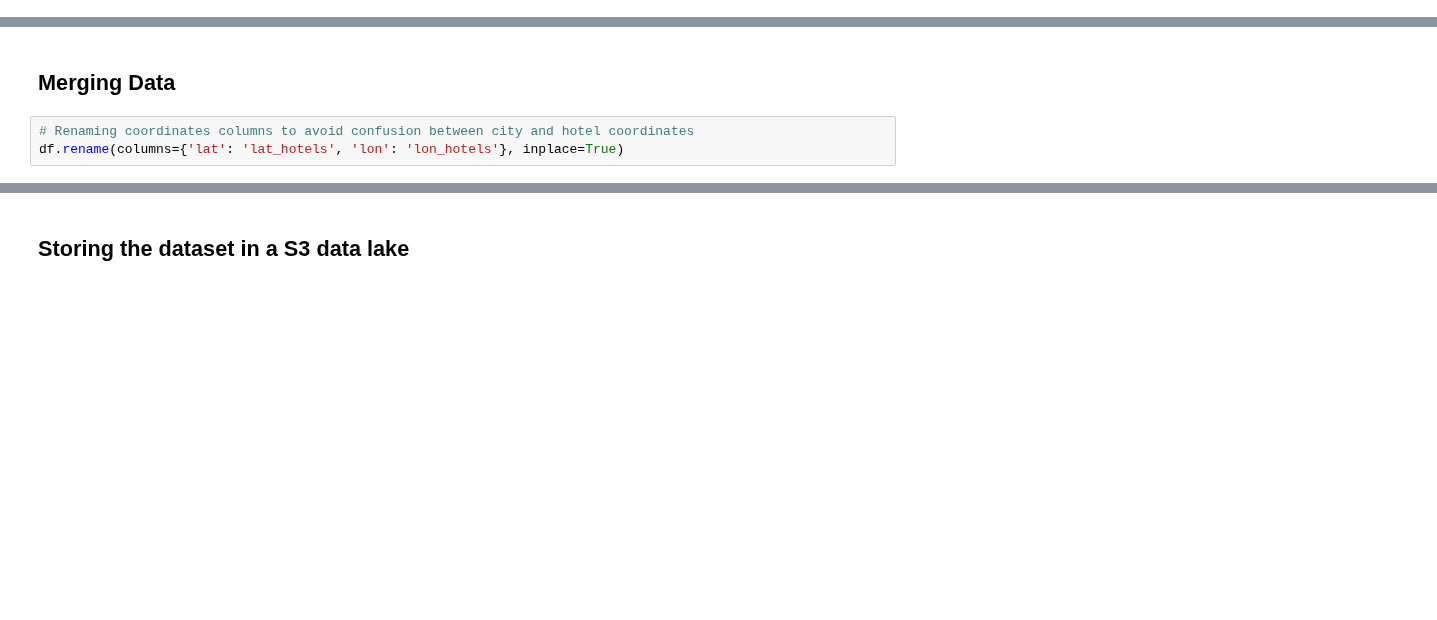
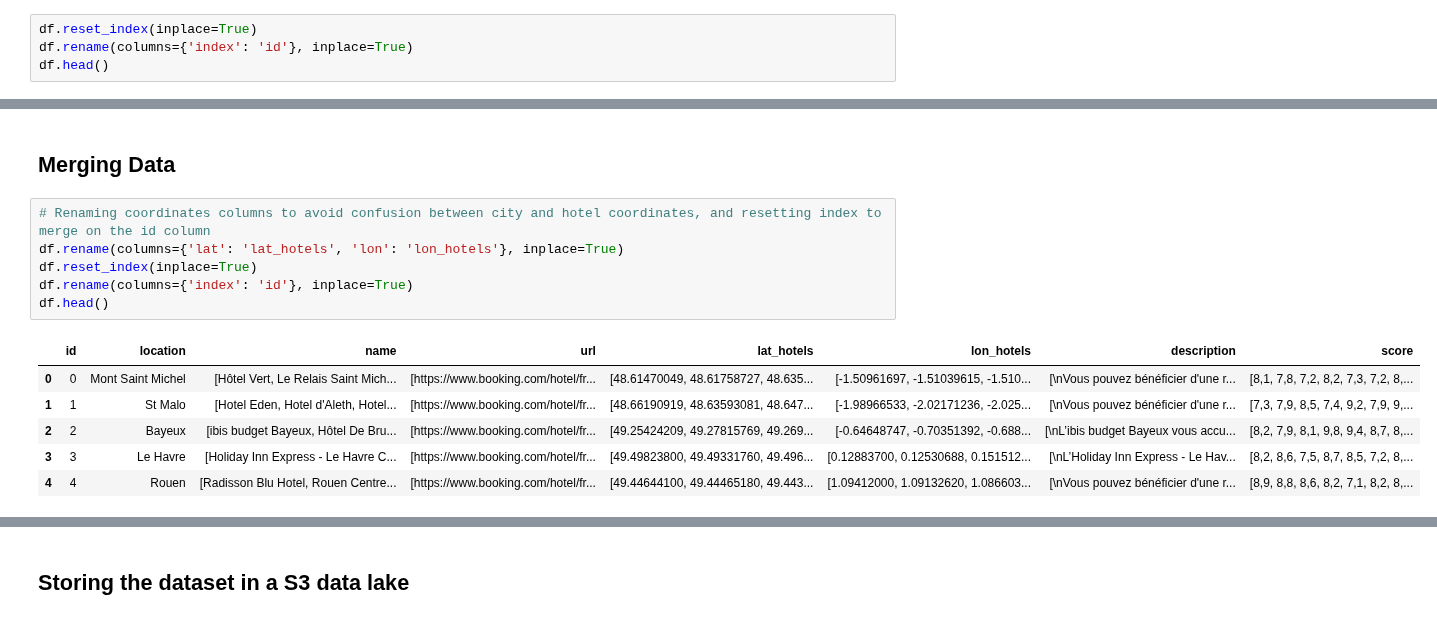
Before and after one commit to GuillaumeArp/Kayak_Project, a Jupyter notebook: kayak.ipynb, the cells around one changed output, grey strips where cells are left out. Cells and saved outputs as stored; diff of their text form; blank space fills up the shorter version.

```diff
--- a/kayak.ipynb
+++ b/kayak.ipynb
@@ -234,0 +239,4 @@ df.to_csv('df_bs4.csv', index=False)
+# %%
+df.reset_index(inplace=True)
+df.rename(columns={'index': 'id'}, inplace=True)
+df.head()
@@ -320,8 +331,18 @@ df_full.head()
 # %% [markdown]
 ## Merging Data
 # %%
-# Renaming coordinates columns to avoid confusion between city and hotel coordinates
+# Renaming coordinates columns to avoid confusion between city and hotel coordinates, and resetting index to merge on the id column
 df.rename(columns={'lat': 'lat_hotels', 'lon': 'lon_hotels'}, inplace=True)
+df.reset_index(inplace=True)
+df.rename(columns={'index': 'id'}, inplace=True)
+df.head()
+# %% [output]
+|  | id | location | name | url | lat_hotels | lon_hotels | description | score |
+| 0 | 0 | Mont Saint Michel | [Hôtel Vert, Le Relais Saint Mich... | [https://www.booking.com/hotel/fr... | [48.61470049, 48.61758727, 48.635... | [-1.50961697, -1.51039615, -1.510... | [\nVous pouvez bénéficier d'une r... | [8,1, 7,8, 7,2, 8,2, 7,3, 7,2, 8,... |
+| 1 | 1 | St Malo | [Hotel Eden, Hotel d'Aleth, Hotel... | [https://www.booking.com/hotel/fr... | [48.66190919, 48.63593081, 48.647... | [-1.98966533, -2.02171236, -2.025... | [\nVous pouvez bénéficier d'une r... | [7,3, 7,9, 8,5, 7,4, 9,2, 7,9, 9,... |
+| 2 | 2 | Bayeux | [ibis budget Bayeux, Hôtel De Bru... | [https://www.booking.com/hotel/fr... | [49.25424209, 49.27815769, 49.269... | [-0.64648747, -0.70351392, -0.688... | [\nL’ibis budget Bayeux vous accu... | [8,2, 7,9, 8,1, 9,8, 9,4, 8,7, 8,... |
+| 3 | 3 | Le Havre | [Holiday Inn Express - Le Havre C... | [https://www.booking.com/hotel/fr... | [49.49823800, 49.49331760, 49.496... | [0.12883700, 0.12530688, 0.151512... | [\nL’Holiday Inn Express - Le Hav... | [8,2, 8,6, 7,5, 8,7, 8,5, 7,2, 8,... |
+| 4 | 4 | Rouen | [Radisson Blu Hotel, Rouen Centre... | [https://www.booking.com/hotel/fr... | [49.44644100, 49.44465180, 49.443... | [1.09412000, 1.09132620, 1.086603... | [\nVous pouvez bénéficier d'une r... | [8,9, 8,8, 8,6, 8,2, 7,1, 8,2, 8,... |
 # %%
 # Merging the hotels and weather dataframes, and dropping the unnecessary location column
 df_complete = pd.merge(df_full, df, on='id')
```
Also changed, not shown: parts of 14 cells of this notebook, 1 other file.
